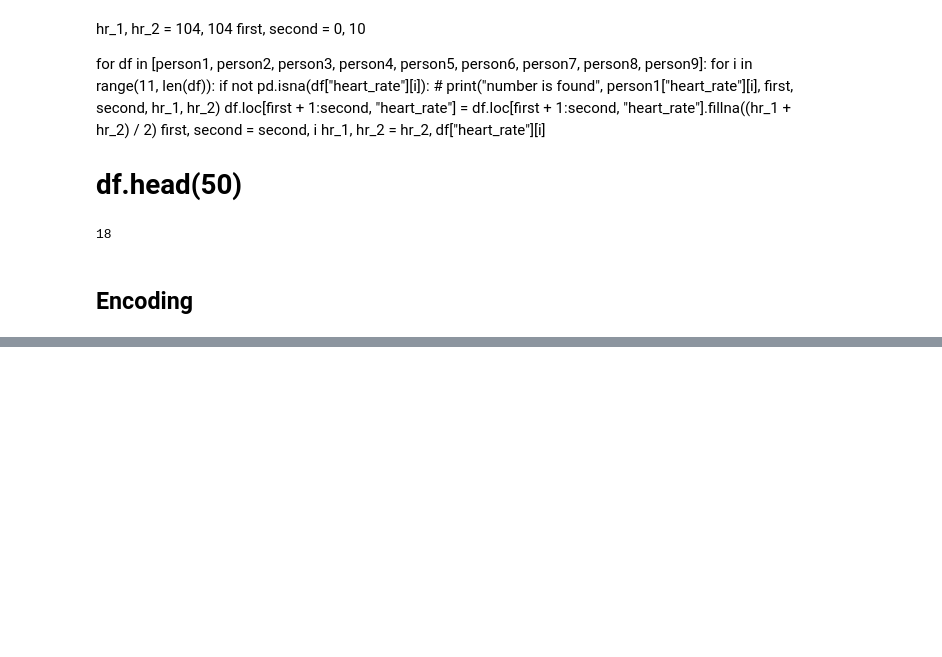
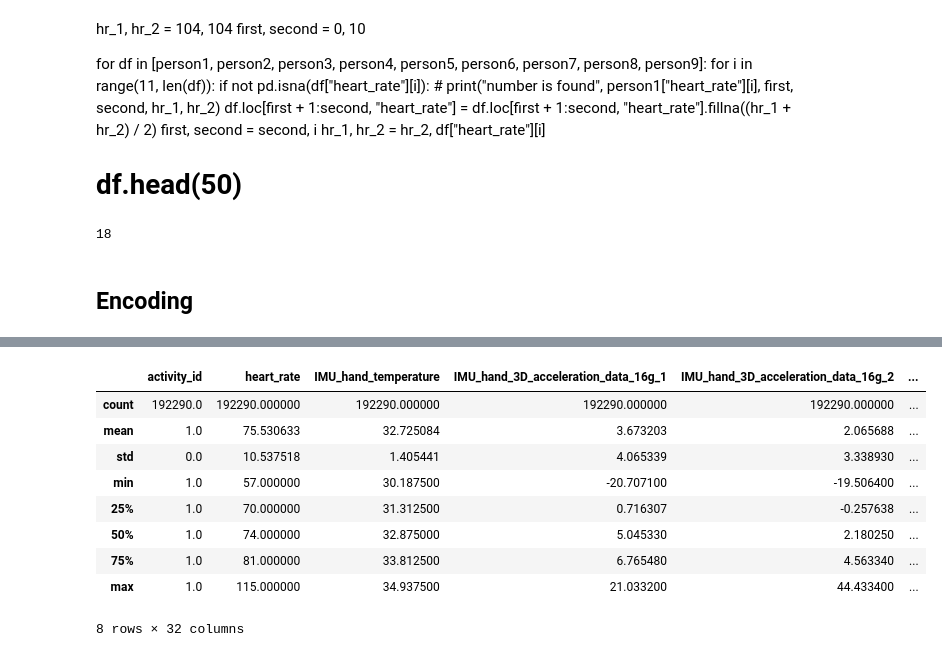
Before and after one commit to maxsonsgit/AI-classification-of-physical-activity, a Jupyter notebook: research.ipynb, the cells around one changed output, grey strips where cells are left out. Cells and saved outputs as stored; diff of their text form; code cells hidden in the pictures; blank space fills up the shorter version.

```diff
--- a/research.ipynb
+++ b/research.ipynb
@@ -233,3 +273,22 @@ df_all = pd.concat(df_list, axis=0, ignore_index=True)
 df_all = df_all.drop(columns=col_for_drop)
 df_all = df_all.dropna()
 df_all = df_all[df_all["activity_id"] != 0]
+# %%
+df_1 = df_all[df_all["activity_id"] == 1]
+df_2 = df_all[df_all["activity_id"] == 2]
+df_3 = df_all[df_all["activity_id"] == 3]
+df_4 = df_all[df_all["activity_id"] == 4]
+df_5 = df_all[df_all["activity_id"] == 5]
+df_6 = df_all[df_all["activity_id"] == 6]
+df_7 = df_all[df_all["activity_id"] == 7]
+df_9 = df_all[df_all["activity_id"] == 9]
+df_10 = df_all[df_all["activity_id"] == 10]
+df_11 = df_all[df_all["activity_id"] == 11]
+df_12 = df_all[df_all["activity_id"] == 12]
+df_13 = df_all[df_all["activity_id"] == 13]
+df_16 = df_all[df_all["activity_id"] == 16]
+df_17 = df_all[df_all["activity_id"] == 17]
+df_18 = df_all[df_all["activity_id"] == 18]
+df_19 = df_all[df_all["activity_id"] == 19]
+df_20 = df_all[df_all["activity_id"] == 20]
+df_24 = df_all[df_all["activity_id"] == 24]
@@ -235,0 +297,13 @@ df_all = df_all[df_all["activity_id"] != 0]
+# %%
+df_1.describe()
+# %% [output]
+|  | activity_id | heart_rate | IMU_hand_temperature | IMU_hand_3D_acceleration_data_16g_1 | IMU_hand_3D_acceleration_data_16g_2 | ... |
+| count | 192290.0 | 192290.000000 | 192290.000000 | 192290.000000 | 192290.000000 | ... |
+| mean | 1.0 | 75.530633 | 32.725084 | 3.673203 | 2.065688 | ... |
+| std | 0.0 | 10.537518 | 1.405441 | 4.065339 | 3.338930 | ... |
+| min | 1.0 | 57.000000 | 30.187500 | -20.707100 | -19.506400 | ... |
+| 25% | 1.0 | 70.000000 | 31.312500 | 0.716307 | -0.257638 | ... |
+| 50% | 1.0 | 74.000000 | 32.875000 | 5.045330 | 2.180250 | ... |
+| 75% | 1.0 | 81.000000 | 33.812500 | 6.765480 | 4.563340 | ... |
+| max | 1.0 | 115.000000 | 34.937500 | 21.033200 | 44.433400 | ... |
+8 rows × 32 columns
```
Also changed, not shown: parts of 19 cells of this notebook, 1 other file.
